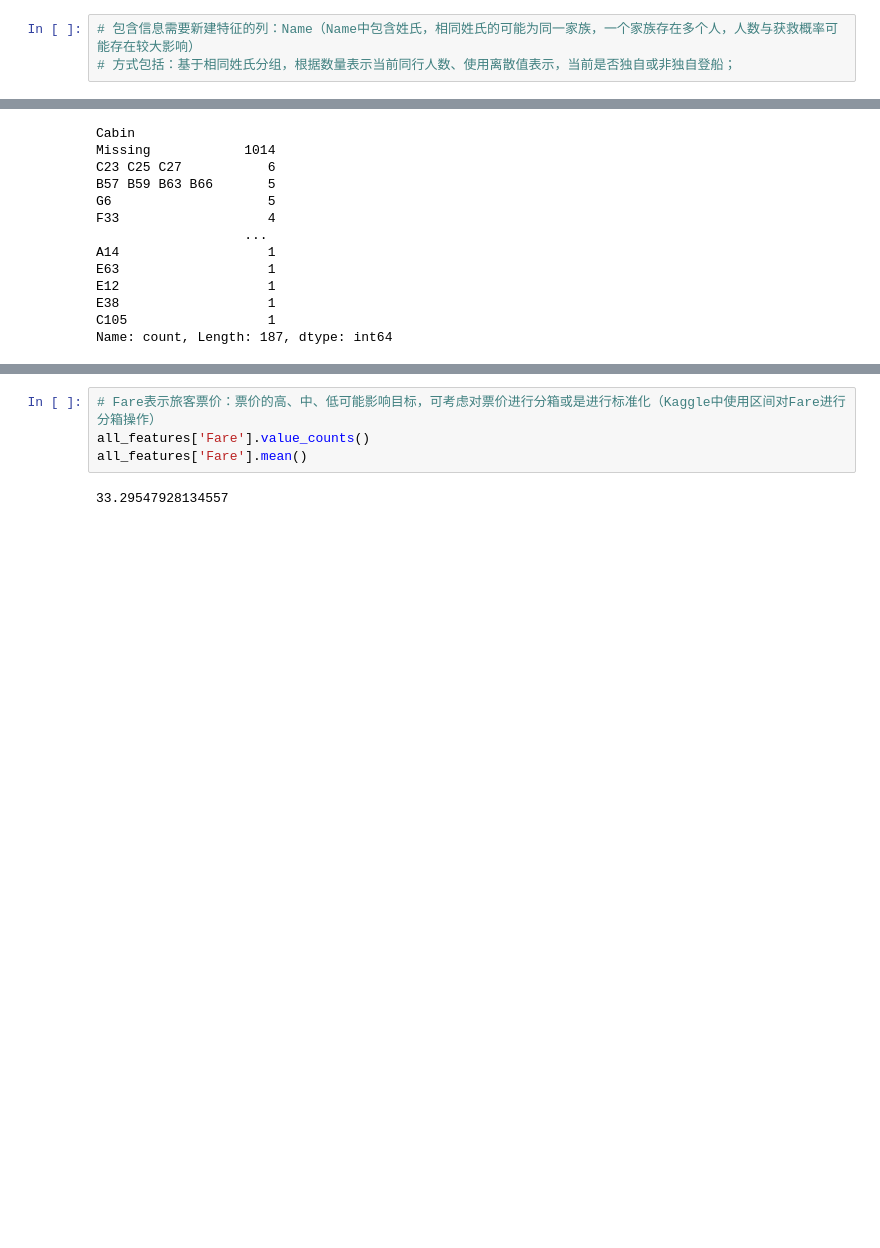
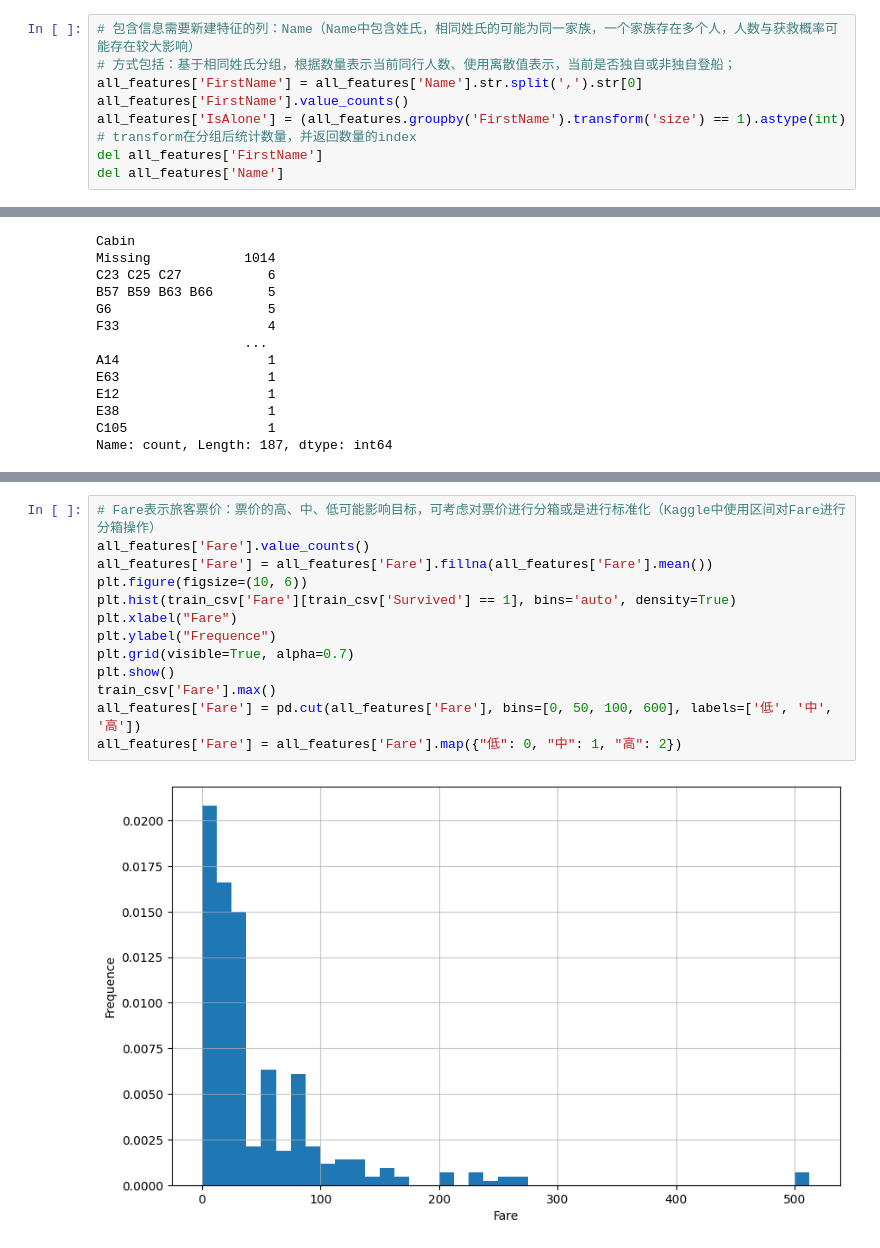
Before and after one commit to Jaachimsthal/kaggle, a Jupyter notebook: titanic/titanic-feature-engineering.ipynb, the cells around one changed output, grey strips where cells are left out. Saved outputs shown, nothing was run; the diff lists cells and outputs as text; blank space fills up the shorter version.

```diff
--- a/titanic/titanic-feature-engineering.ipynb
+++ b/titanic/titanic-feature-engineering.ipynb
@@ -74,6 +74,11 @@ Name: count, Length: 929, dtype: int64
 # %%
 # 包含信息需要新建特征的列：Name（Name中包含姓氏，相同姓氏的可能为同一家族，一个家族存在多个人，人数与获救概率可能存在较大影响）
 # 方式包括：基于相同姓氏分组，根据数量表示当前同行人数、使用离散值表示，当前是否独自或非独自登船；
+all_features['FirstName'] = all_features['Name'].str.split(',').str[0]
+all_features['FirstName'].value_counts()
+all_features['IsAlone'] = (all_features.groupby('FirstName').transform('size') == 1).astype(int) # transform在分组后统计数量，并返回数量的index
+del all_features['FirstName']
+del all_features['Name']
 # %%
 # 存在大量空值的列：Cabin
 # 当前Cabin列存在较大占比的空置，这种情况主要有两种处理方式：
@@ -128,6 +132,15 @@ Categories (3, int64): [0 < 1 < 2]
 # %%
 # Fare表示旅客票价：票价的高、中、低可能影响目标，可考虑对票价进行分箱或是进行标准化（Kaggle中使用区间对Fare进行分箱操作）
 all_features['Fare'].value_counts()
-all_features['Fare'].mean()
+all_features['Fare'] = all_features['Fare'].fillna(all_features['Fare'].mean())
+plt.figure(figsize=(10, 6))
+plt.hist(train_csv['Fare'][train_csv['Survived'] == 1], bins='auto', density=True)
+plt.xlabel("Fare")
+plt.ylabel("Frequence")
+plt.grid(visible=True, alpha=0.7)
+plt.show()
+train_csv['Fare'].max()
+all_features['Fare'] = pd.cut(all_features['Fare'], bins=[0, 50, 100, 600], labels=['低', '中', '高'])
+all_features['Fare'] = all_features['Fare'].map({"低": 0, "中": 1, "高": 2})
 # %% [output]
-33.29547928134557
+[figure, added]
```
Also changed, not shown: parts of 3 cells of this notebook.
